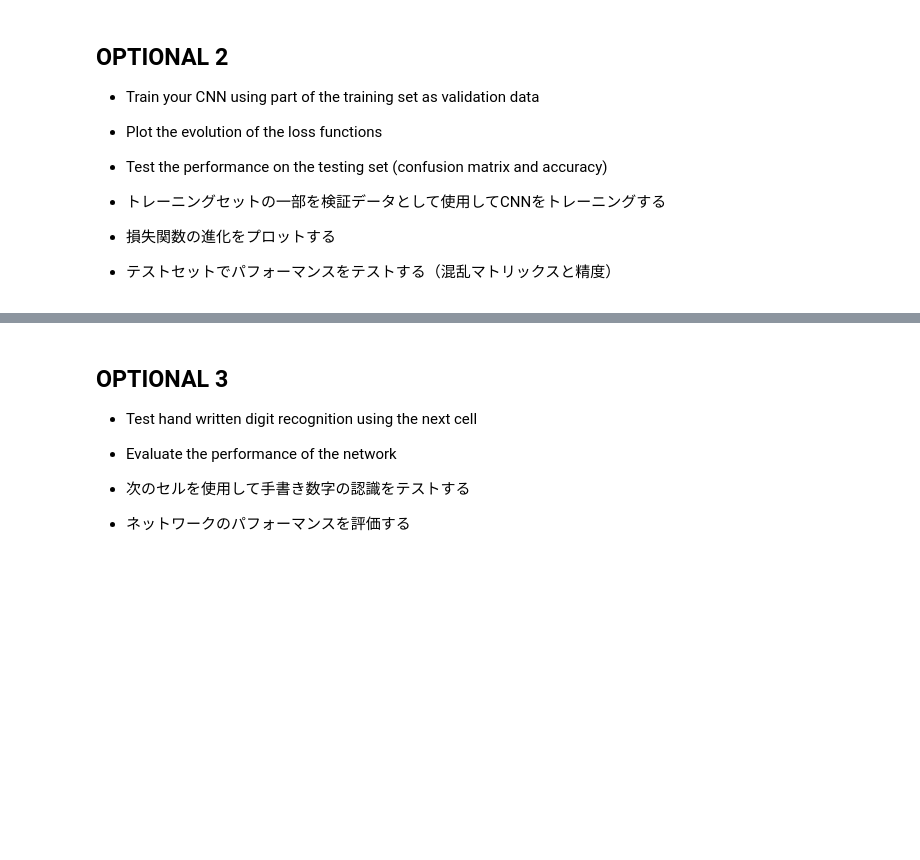
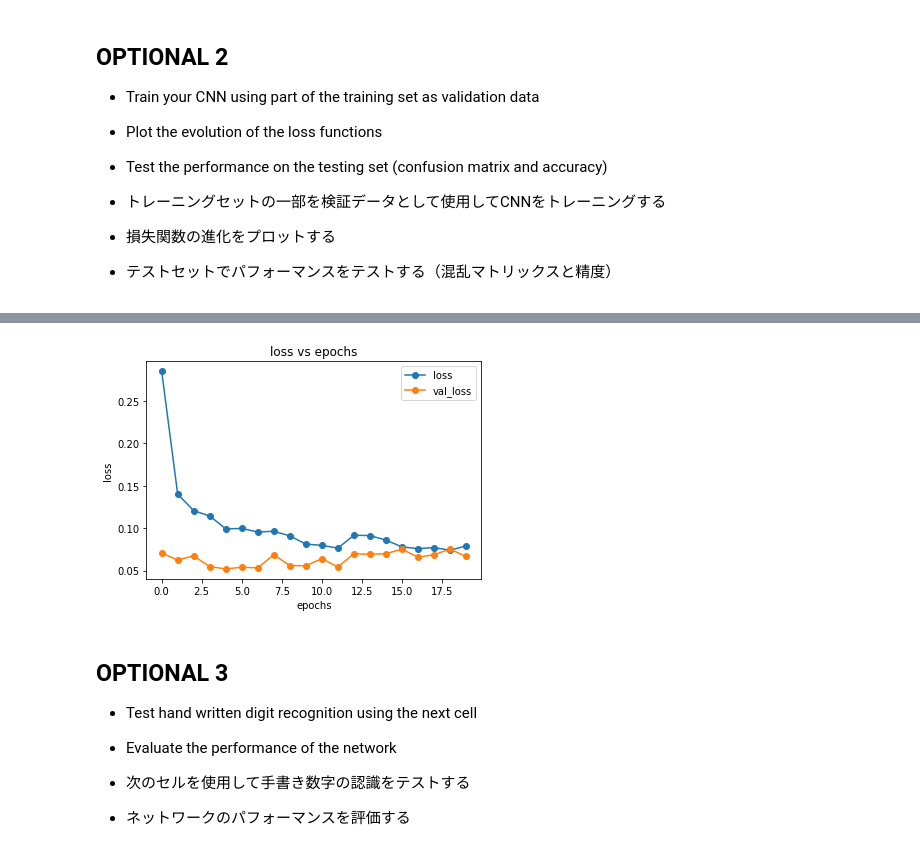
Before and after one commit to Tatsuemon/infoSystemPractice, a Jupyter notebook: day2/session3-playground.ipynb, the cells around one changed output, grey strips where cells are left out. Saved outputs shown, nothing was run; the diff lists cells and outputs as text; code cells hidden in the pictures; blank space fills up the shorter version.

```diff
--- a/day2/session3-playground.ipynb
+++ b/day2/session3-playground.ipynb
@@ -48,0 +50,4 @@ MNISTの手書き数字を認識するCNNを作成してください。mainノ
+# %%
+input_shape = X_train[0].shape
+img_input = Input(shape = input_shape, name='input')
+input_shape
@@ -48,0 +56,10 @@ MNISTの手書き数字を認識するCNNを作成してください。mainノ
+# %%
+conv1 = Conv2D(32, kernel_size=(3, 3), activation='relu', name='conv1')(img_input)
+conv2 = Conv2D(64, (3, 3), activation='relu', name='conv2')(conv1)
+pool = MaxPooling2D(pool_size=(2, 2), name='pool')(conv2)
+dp1 = Dropout(0.25)(pool)
+fl = Flatten()(dp1)
+fc1 = Dense(128, activation='relu', name="fc1")(fl)
+dp2 = Dropout(0.5)(fc1)
+fc2 = Dense(10, activation='softmax', name="fc2")(dp2)
+network = Model(img_input, fc2, name='CNN_classification')
@@ -60,0 +96,7 @@ MNISTの手書き数字を認識するCNNを作成してください。mainノ
+# %%
+y_train_one_hot = to_categorical(y_train)
+y_test_one_hot = to_categorical(y_test)
+
+network.compile(loss='categorical_crossentropy', optimizer=Adam(lr=0.01), metrics=['acc'])
+
+H = network.fit(X_train, y_train_one_hot, batch_size=100, epochs=20, validation_data=(X_test, y_test_one_hot), verbose=1)
@@ -61,3 +121,12 @@ MNISTの手書き数字を認識するCNNを作成してください。mainノ
+# %%
+plt.plot(H.history['loss'], 'o-',label="loss")
+plt.plot(H.history['val_loss'], 'o-', label="val_loss")
+plt.xlabel("epochs")
+plt.ylabel("loss")
+plt.title("loss vs epochs")
+plt.legend();
+# %% [output]
+[figure, added]
 # %% [markdown]
 ## OPTIONAL 3
 - Test hand written digit recognition using the next cell
```
Also changed, not shown: parts of 7 cells of this notebook, 16 other files.
